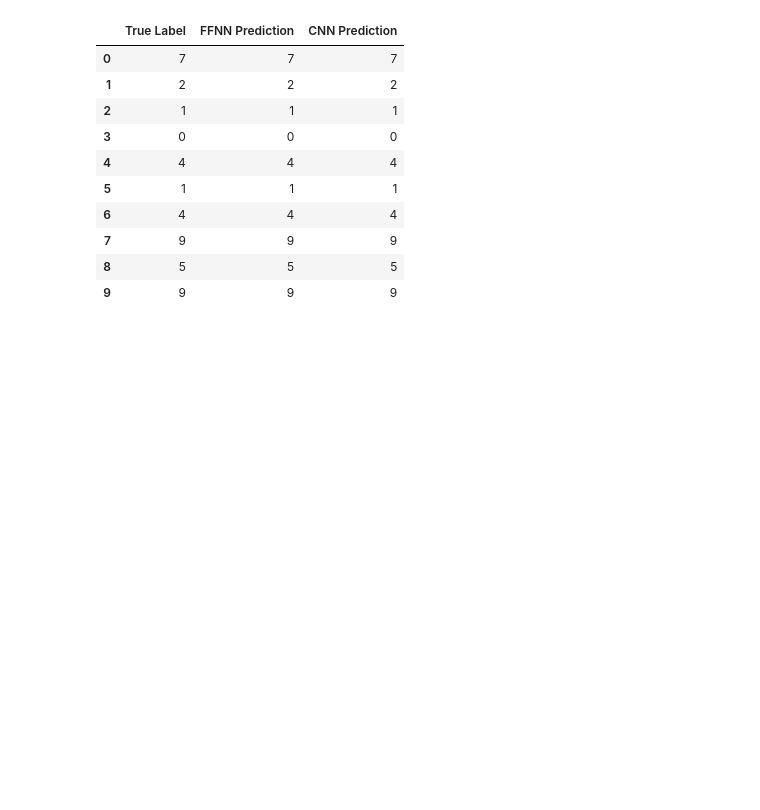
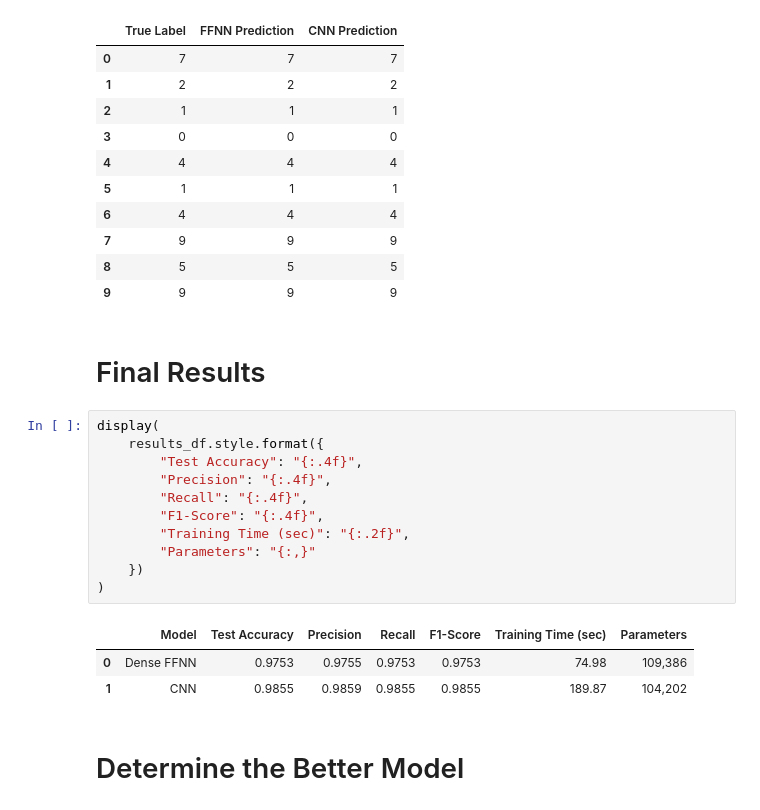
Before and after one commit to misshosseini/mini-deep-learning-experiment, a Jupyter notebook: mnist_ffnn_vs_cnn.ipynb, the cells around one changed output. Saved outputs shown, nothing was run; the diff lists cells and outputs as text; blank space fills up the shorter version.

```diff
--- a/mnist_ffnn_vs_cnn.ipynb
+++ b/mnist_ffnn_vs_cnn.ipynb
@@ -963,3 +963,22 @@ predictions_df.head(10)
 | 7 | 9 | 9 | 9 |
 | 8 | 5 | 5 | 5 |
 | 9 | 9 | 9 | 9 |
+# %% [markdown]
+# Final Results
+# %%
+display(
+    results_df.style.format({
+        "Test Accuracy": "{:.4f}",
+        "Precision": "{:.4f}",
+        "Recall": "{:.4f}",
+        "F1-Score": "{:.4f}",
+        "Training Time (sec)": "{:.2f}",
+        "Parameters": "{:,}"
+    })
+)
+# %% [output]
+|  | Model | Test Accuracy | Precision | Recall | F1-Score | Training Time (sec) | Parameters |
+| 0 | Dense FFNN | 0.9753 | 0.9755 | 0.9753 | 0.9753 | 74.98 | 109,386 |
+| 1 | CNN | 0.9855 | 0.9859 | 0.9855 | 0.9855 | 189.87 | 104,202 |
+# %% [markdown]
+# Determine the Better Model
```
Also changed, not shown: parts of 17 cells of this notebook, 13 other files.
